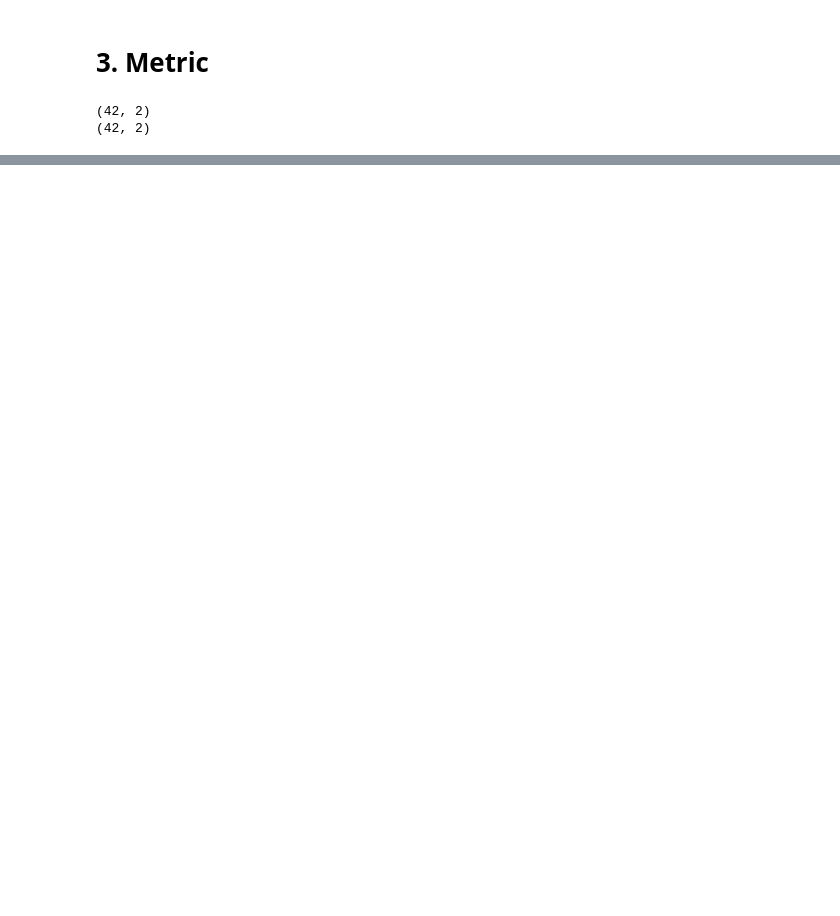
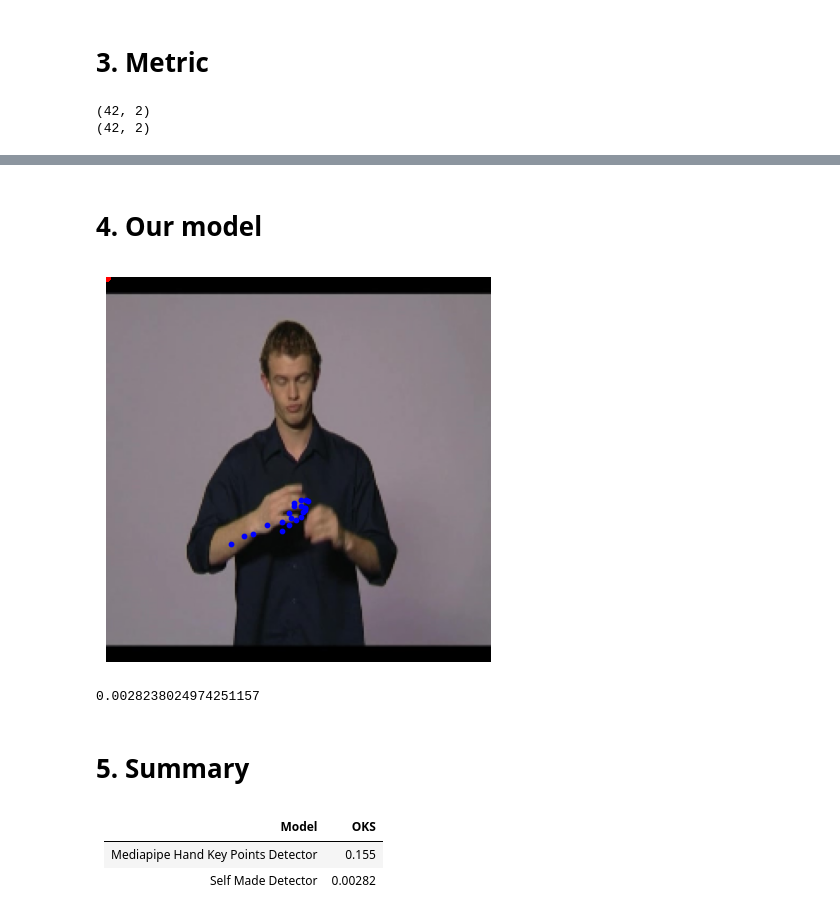
Before and after one commit to vederko-p/itmo_finger_tracker, a Jupyter notebook: notebooks/1. Pretrained hand keypoints model.ipynb, the cells around one changed output, grey strips where cells are left out. Saved outputs shown, nothing was run; the diff lists cells and outputs as text; code cells hidden in the pictures; blank space fills up the shorter version.

```diff
--- a/notebooks/1. Pretrained hand keypoints model.ipynb
+++ b/notebooks/1. Pretrained hand keypoints model.ipynb
@@ -123,0 +130,2 @@ oks_over_dataset(test_ds, mediapipe_model)
+# %% [markdown]
+# 4. Our model
@@ -123,0 +269,29 @@ oks_over_dataset(test_ds, mediapipe_model)
+# %%
+detector = MediapipeHandDetector()
+hand = HandTopDownRecognition()
+
+our_model = SelfMadeModel(detector, hand)
+# %%
+our_st_kps = our_model(array_img)
+# %%
+fig, ax = plt.subplots(figsize=(5, 5))
+
+plt.imshow(tens_img.numpy().transpose(1, 2, 0))
+plt.scatter(our_st_kps[:, 0][21:], our_st_kps[:, 1][21:], s=10, c='r')
+plt.scatter(our_st_kps[:, 0][:21], our_st_kps[:, 1][:21], s=10, c='b')
+
+plt.axis('off')
+plt.show()
+# %% [output]
+[figure, added]
+# %%
+oks_over_dataset(test_ds, our_model)
+# %% [output]
+0.0028238024974251157
+# %% [markdown]
+# 5. Summary
+# %% [markdown]
+|Model|OKS|
+|:----|:--|
+|Mediapipe Hand Key Points Detector|0.155|
+|Self Made Detector|0.00282|
```
Also changed, not shown: parts of 8 cells of this notebook, 1 other file.
